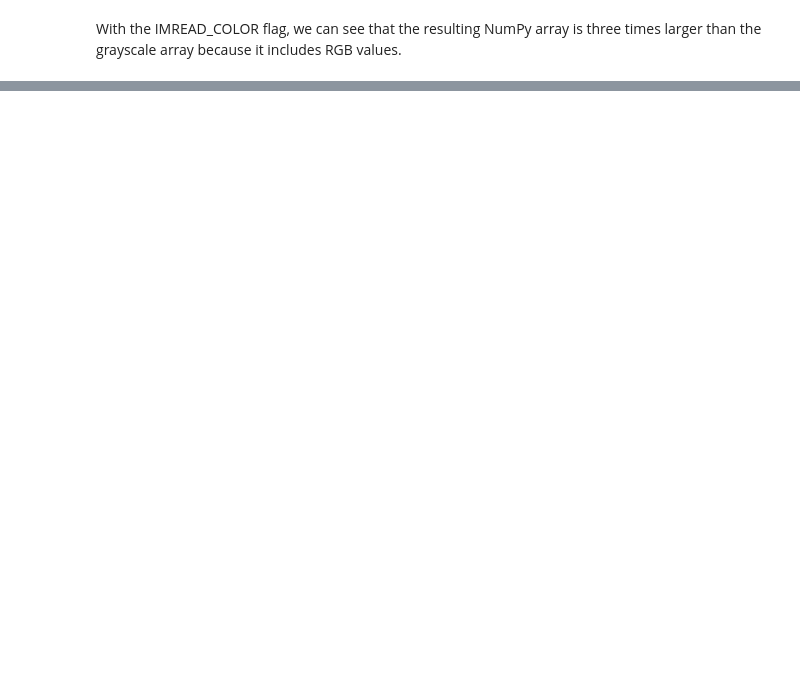
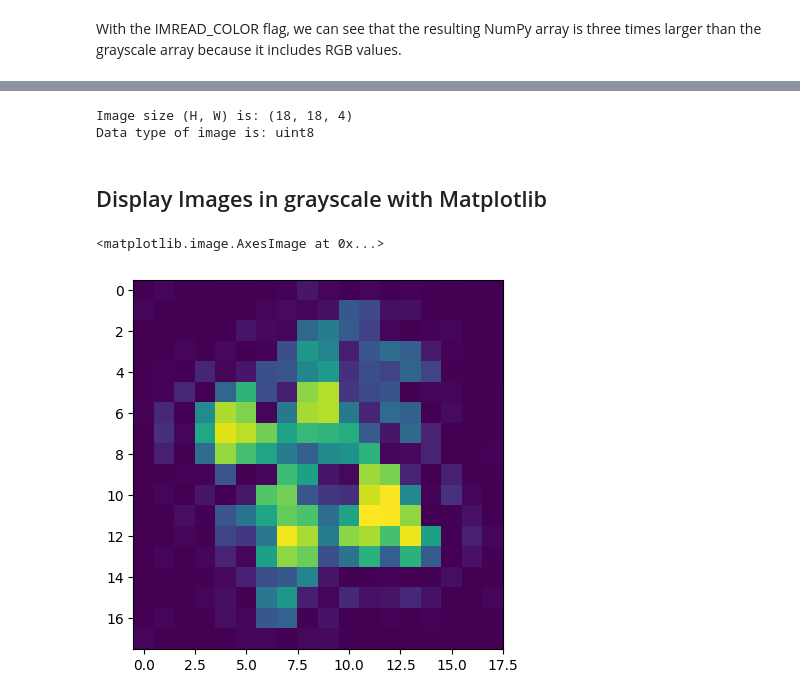
Before and after one commit to ZapatoProgramming/Vision-Artificial, a Jupyter notebook: GettingStartedWithImages.ipynb, the cells around one changed output, grey strips where cells are left out. Cells and saved outputs as stored; diff of their text form; code cells hidden in the pictures; blank space fills up the shorter version.

```diff
--- a/GettingStartedWithImages.ipynb
+++ b/GettingStartedWithImages.ipynb
@@ -162,0 +182,19 @@ xd
+# %%
+# print the size  of image
+print("Image size (H, W) is:", cb_img.shape)
+
+# print data-type of image
+print("Data type of image is:", cb_img.dtype)
+# %% [output]
+Image size (H, W) is: (18, 18, 4)
+Data type of image is: uint8
+# %% [markdown]
+## Display Images in grayscale with Matplotlib
+# %%
+# Read image as gray scale.
+cb_img_for_plt = cv2.imread("datos/sonic_18x18.jpg", 0)
+# Display image.
+plt.imshow(cb_img_for_plt)
+# %% [output]
+<matplotlib.image.AxesImage at 0x...>
+[figure, added]
```
Also changed, not shown: parts of 17 cells of this notebook, 3 other files.
